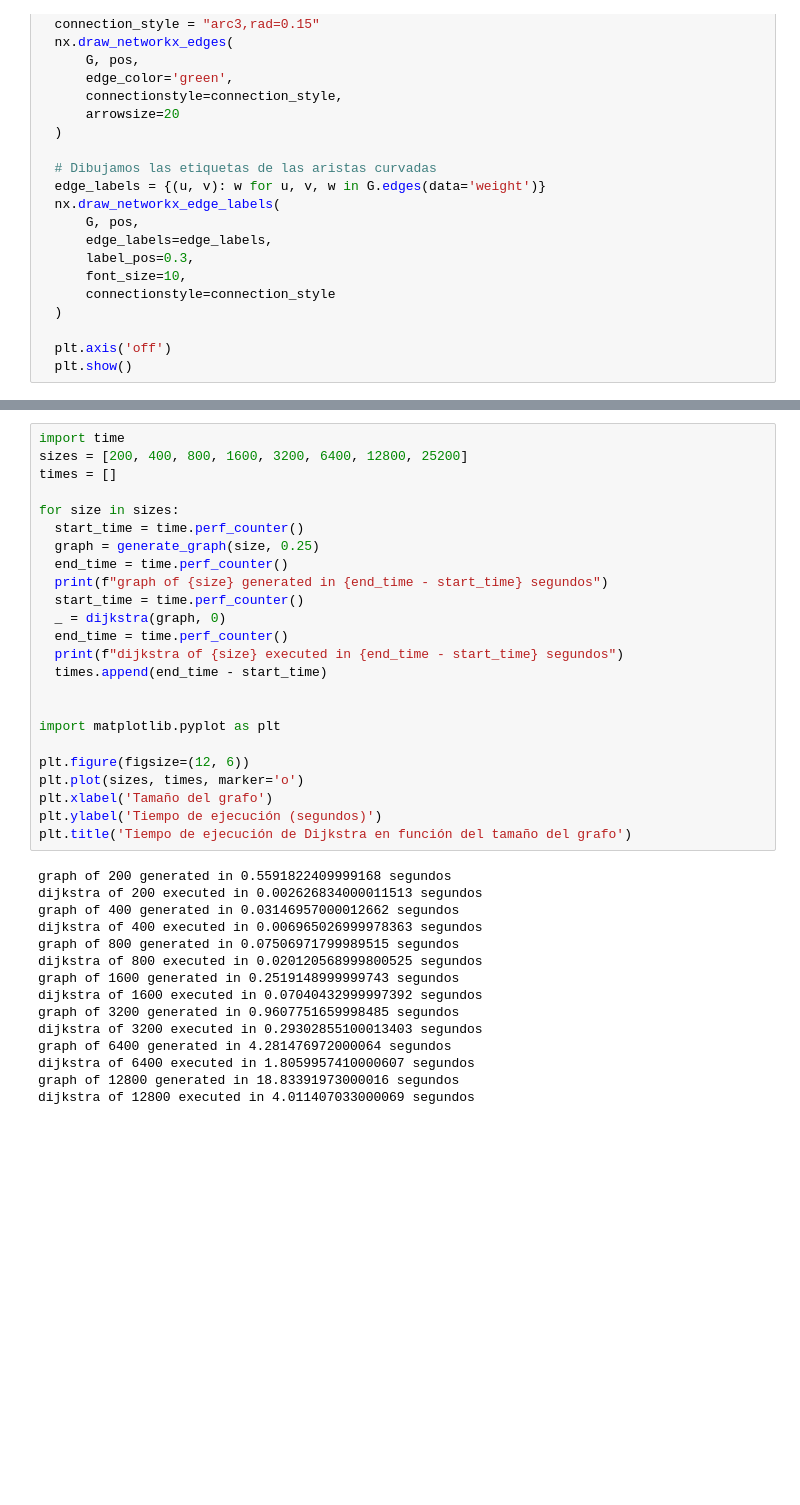
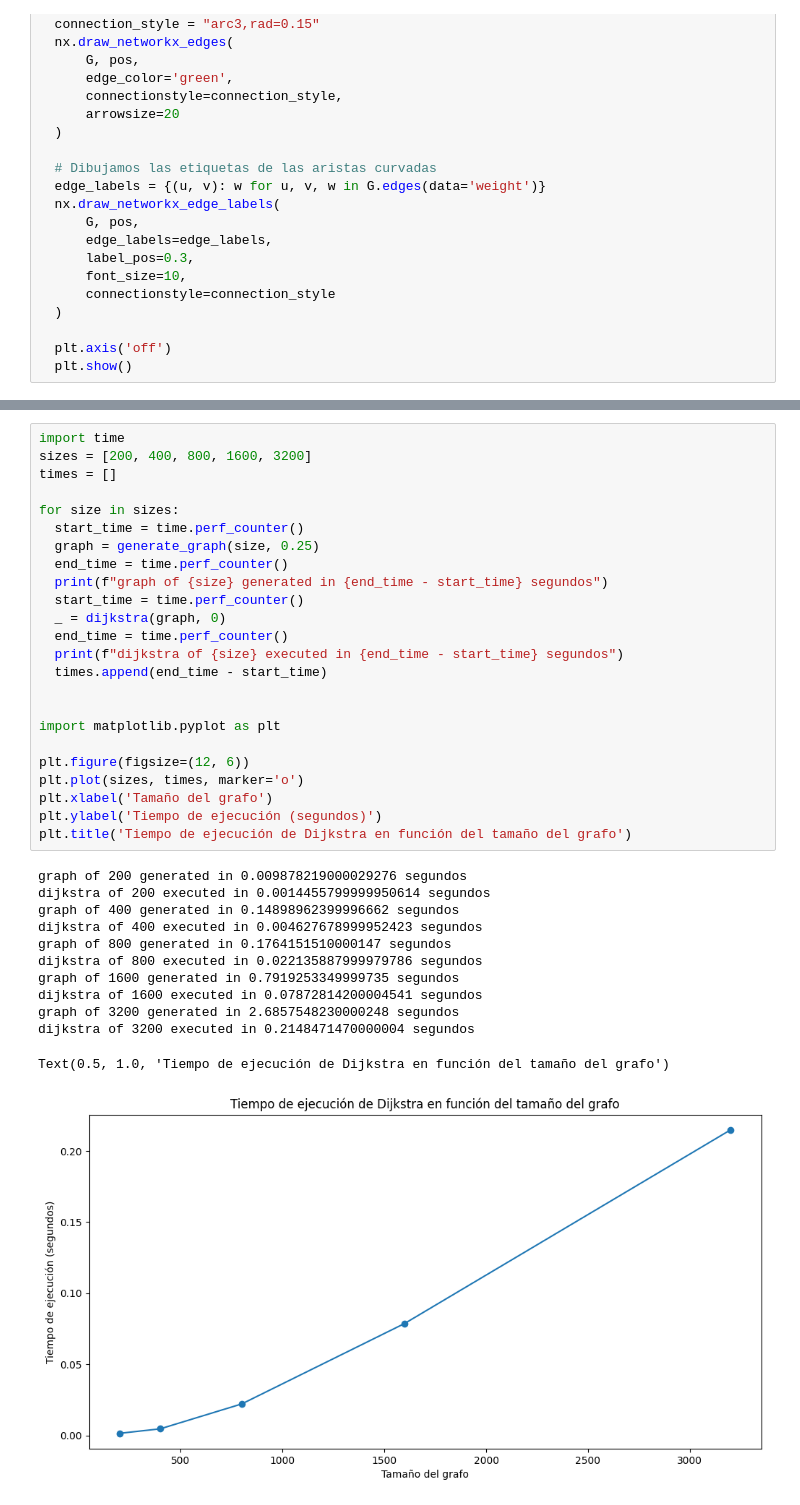
Before and after one commit to juanarrow/BigData-notebooks, a Jupyter notebook: Dijkstra_analysis.ipynb, the cells around one changed output, grey strips where cells are left out. Saved outputs shown, nothing was run; the diff lists cells and outputs as text; blank space fills up the shorter version.

```diff
--- a/Dijkstra_analysis.ipynb
+++ b/Dijkstra_analysis.ipynb
@@ -88,39 +84,37 @@ distances = dijkstra(graph, 0)
 # %%
 import time
-sizes = [200, 400, 800, 1600, 3200, 6400, 12800, 25200]
+sizes = [200, 400, 800, 1600, 3200]
 times = []
 
 for size in sizes:
   start_time = time.perf_counter()
   graph = generate_graph(size, 0.25)
   end_time = time.perf_counter()
   print(f"graph of {size} generated in {end_time - start_time} segundos")
   start_time = time.perf_counter()
   _ = dijkstra(graph, 0)
   end_time = time.perf_counter()
   print(f"dijkstra of {size} executed in {end_time - start_time} segundos")
   times.append(end_time - start_time)
 
 
 import matplotlib.pyplot as plt
 
 plt.figure(figsize=(12, 6))
 plt.plot(sizes, times, marker='o')
 plt.xlabel('Tamaño del grafo')
 plt.ylabel('Tiempo de ejecución (segundos)')
 plt.title('Tiempo de ejecución de Dijkstra en función del tamaño del grafo')
 # %% [output]
-graph of 200 generated in 0.5591822409999168 segundos
-dijkstra of 200 executed in 0.002626834000011513 segundos
-graph of 400 generated in 0.03146957000012662 segundos
-dijkstra of 400 executed in 0.006965026999978363 segundos
-graph of 800 generated in 0.07506971799989515 segundos
-dijkstra of 800 executed in 0.020120568999800525 segundos
-graph of 1600 generated in 0.2519148999999743 segundos
-dijkstra of 1600 executed in 0.07040432999997392 segundos
-graph of 3200 generated in 0.9607751659998485 segundos
-dijkstra of 3200 executed in 0.29302855100013403 segundos
-graph of 6400 generated in 4.281476972000064 segundos
-dijkstra of 6400 executed in 1.8059957410000607 segundos
-graph of 12800 generated in 18.83391973000016 segundos
-dijkstra of 12800 executed in 4.011407033000069 segundos
+graph of 200 generated in 0.009878219000029276 segundos
+dijkstra of 200 executed in 0.0014455799999950614 segundos
+graph of 400 generated in 0.14898962399996662 segundos
+dijkstra of 400 executed in 0.004627678999952423 segundos
+graph of 800 generated in 0.1764151510000147 segundos
+dijkstra of 800 executed in 0.022135887999979786 segundos
+graph of 1600 generated in 0.7919253349999735 segundos
+dijkstra of 1600 executed in 0.07872814200004541 segundos
+graph of 3200 generated in 2.6857548230000248 segundos
+dijkstra of 3200 executed in 0.2148471470000004 segundos
+Text(0.5, 1.0, 'Tiempo de ejecución de Dijkstra en función del tamaño del grafo')
+[figure, added]
```
Also changed, not shown: parts of 1 cell of this notebook.
